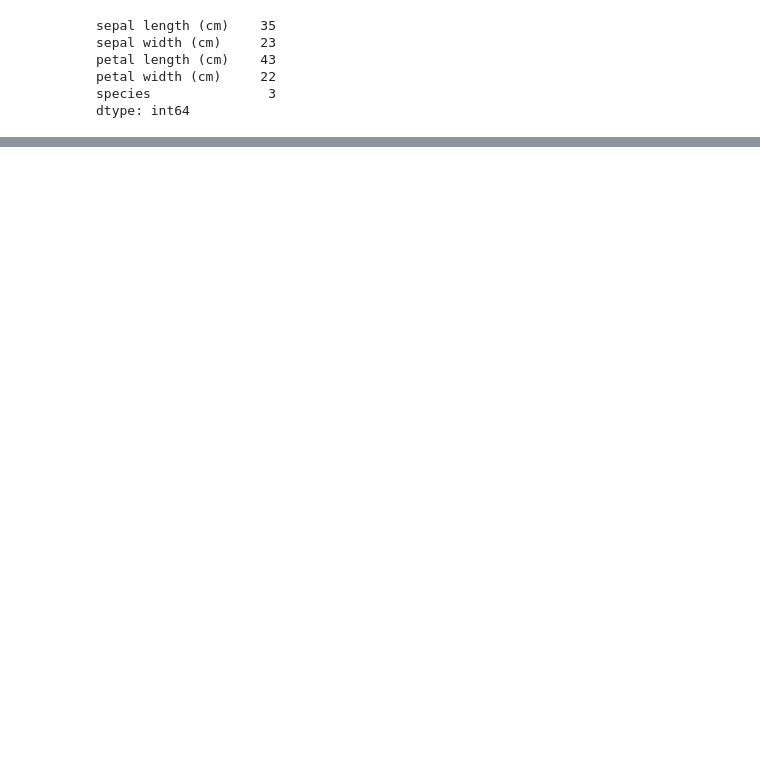
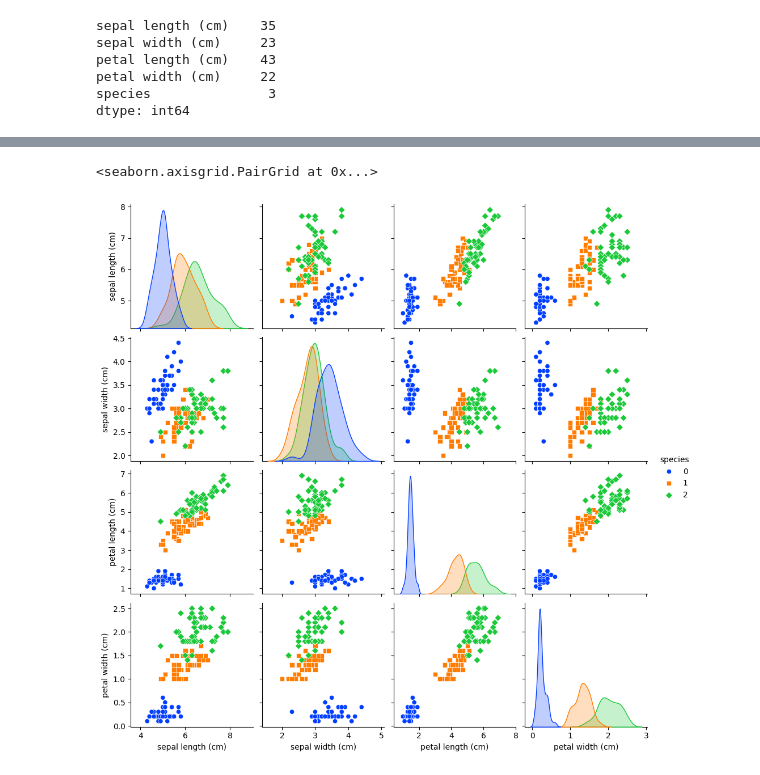
Before and after one commit to MatthewHealy02/AI-Programming-Assessments, a Jupyter notebook: AI Prog CA 1.ipynb, the cells around one changed output, grey strips where cells are left out. Saved outputs shown, nothing was run; the diff lists cells and outputs as text; code cells hidden in the pictures; blank space fills up the shorter version.

```diff
--- a/AI Prog CA 1.ipynb
+++ b/AI Prog CA 1.ipynb
@@ -472,0 +951,8 @@ df_sorted
+# %%
+sns.pairplot(df_iris,
+             hue = "species",
+             palette = "bright",
+             markers = ["o", "s", "D"])
+# %% [output]
+<seaborn.axisgrid.PairGrid at 0x...>
+[figure, added]
```
Also changed, not shown: parts of 57 cells of this notebook.
